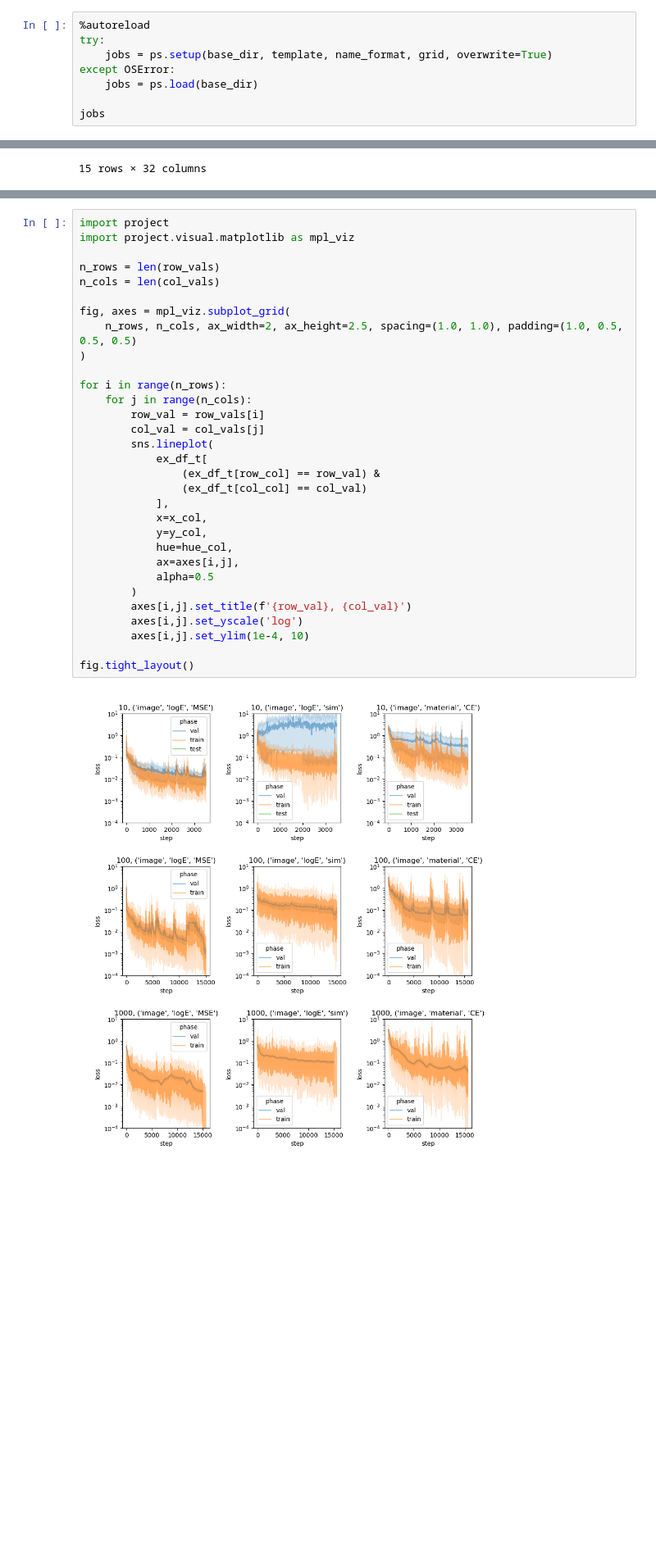
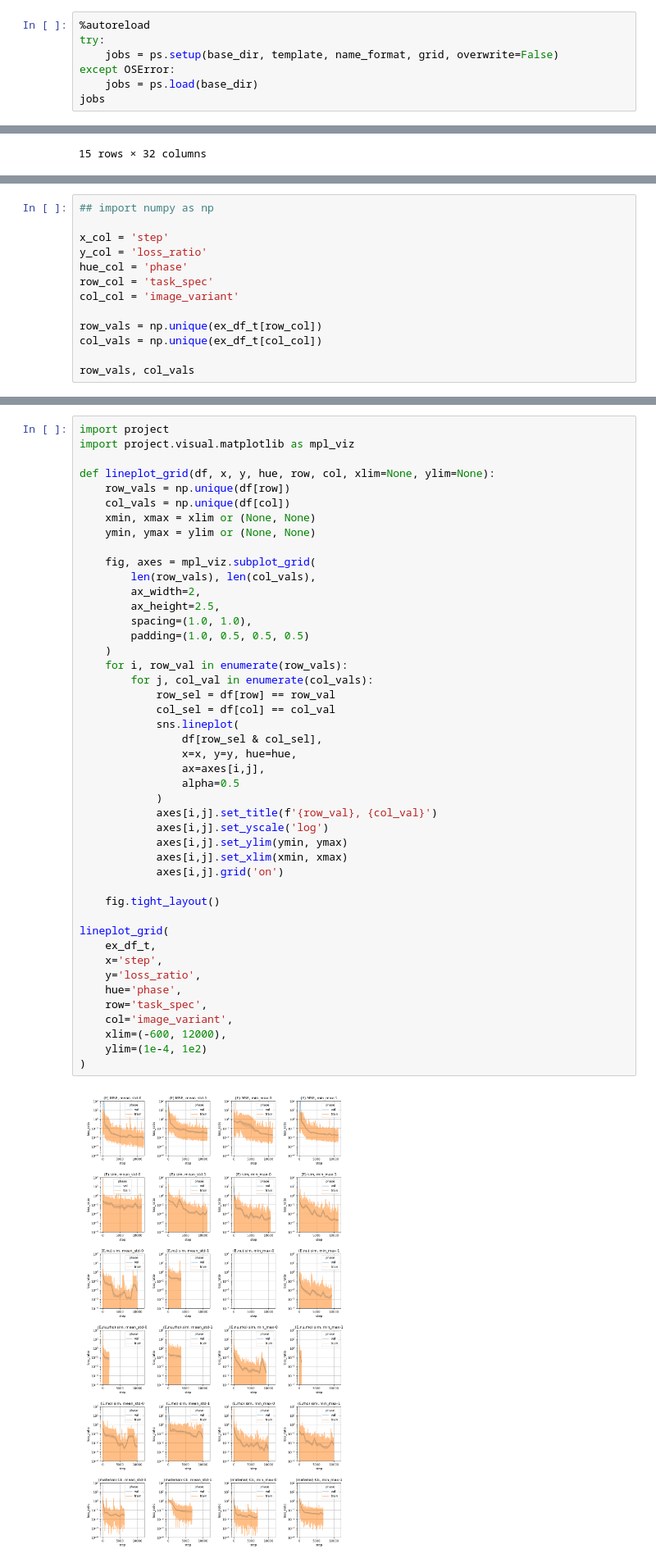
Before and after one commit to mattragoza/lung-project, a Jupyter notebook: notebooks/shapenet/32-training-experiment-new.ipynb, the cells around one changed output, grey strips where cells are left out. Shown at 82% size. Cells and saved outputs as stored; diff of their text form; blank space fills up the shorter version.

```diff
--- a/notebooks/shapenet/32-training-experiment-new.ipynb
+++ b/notebooks/shapenet/32-training-experiment-new.ipynb
@@ -311,10 +316,9 @@ len(grid)
 # %%
 %autoreload
 try:
-    jobs = ps.setup(base_dir, template, name_format, grid, overwrite=True)
+    jobs = ps.setup(base_dir, template, name_format, grid, overwrite=False)
 except OSError:
     jobs = ps.load(base_dir)
-
 jobs
 # %% [output]
 |  | job_name | job_state | n_submits | job_id | node_id | runtime | stdout | stderr | base_dir | work_dir | ... |
@@ -573,0 +530,13 @@ row_vals, col_vals
+# %%
+## import numpy as np
+
+x_col = 'step'
+y_col = 'loss_ratio'
+hue_col = 'phase'
+row_col = 'task_spec'
+col_col = 'image_variant'
+
+row_vals = np.unique(ex_df_t[row_col])
+col_vals = np.unique(ex_df_t[col_col])
+
+row_vals, col_vals
@@ -574,33 +547,47 @@ row_vals, col_vals
 # %%
 import project
 import project.visual.matplotlib as mpl_viz
 
-n_rows = len(row_vals)
-n_cols = len(col_vals)
+def lineplot_grid(df, x, y, hue, row, col, xlim=None, ylim=None):
+    row_vals = np.unique(df[row])
+    col_vals = np.unique(df[col])
+    xmin, xmax = xlim or (None, None)
+    ymin, ymax = ylim or (None, None)
 
-fig, axes = mpl_viz.subplot_grid(
-    n_rows, n_cols, ax_width=2, ax_height=2.5, spacing=(1.0, 1.0), padding=(1.0, 0.5, 0.5, 0.5)
+    fig, axes = mpl_viz.subplot_grid(
+        len(row_vals), len(col_vals),
+        ax_width=2,
+        ax_height=2.5,
+        spacing=(1.0, 1.0),
+        padding=(1.0, 0.5, 0.5, 0.5)
+    )
+    for i, row_val in enumerate(row_vals):
+        for j, col_val in enumerate(col_vals):
+            row_sel = df[row] == row_val
+            col_sel = df[col] == col_val
+            sns.lineplot(
+                df[row_sel & col_sel],
+                x=x, y=y, hue=hue,
+                ax=axes[i,j],
+                alpha=0.5
+            )
+            axes[i,j].set_title(f'{row_val}, {col_val}')
+            axes[i,j].set_yscale('log')
+            axes[i,j].set_ylim(ymin, ymax)
+            axes[i,j].set_xlim(xmin, xmax)
+            axes[i,j].grid('on')
+
+    fig.tight_layout()
+
+lineplot_grid(
+    ex_df_t,
+    x='step',
+    y='loss_ratio',
+    hue='phase',
+    row='task_spec',
+    col='image_variant',
+    xlim=(-600, 12000),
+    ylim=(1e-4, 1e2)
 )
-
-for i in range(n_rows):
-    for j in range(n_cols):
-        row_val = row_vals[i]
-        col_val = col_vals[j]
-        sns.lineplot(
-            ex_df_t[
-                (ex_df_t[row_col] == row_val) &
-                (ex_df_t[col_col] == col_val)
-            ],
-            x=x_col,
-            y=y_col,
-            hue=hue_col,
-            ax=axes[i,j],
-            alpha=0.5
-        )
-        axes[i,j].set_title(f'{row_val}, {col_val}')
-        axes[i,j].set_yscale('log')
-        axes[i,j].set_ylim(1e-4, 10)
-
-fig.tight_layout()
 # %% [output]
-[figure, old version]
+[figure, new version]
```
Also changed, not shown: parts of 33 cells of this notebook, 4 other files.
